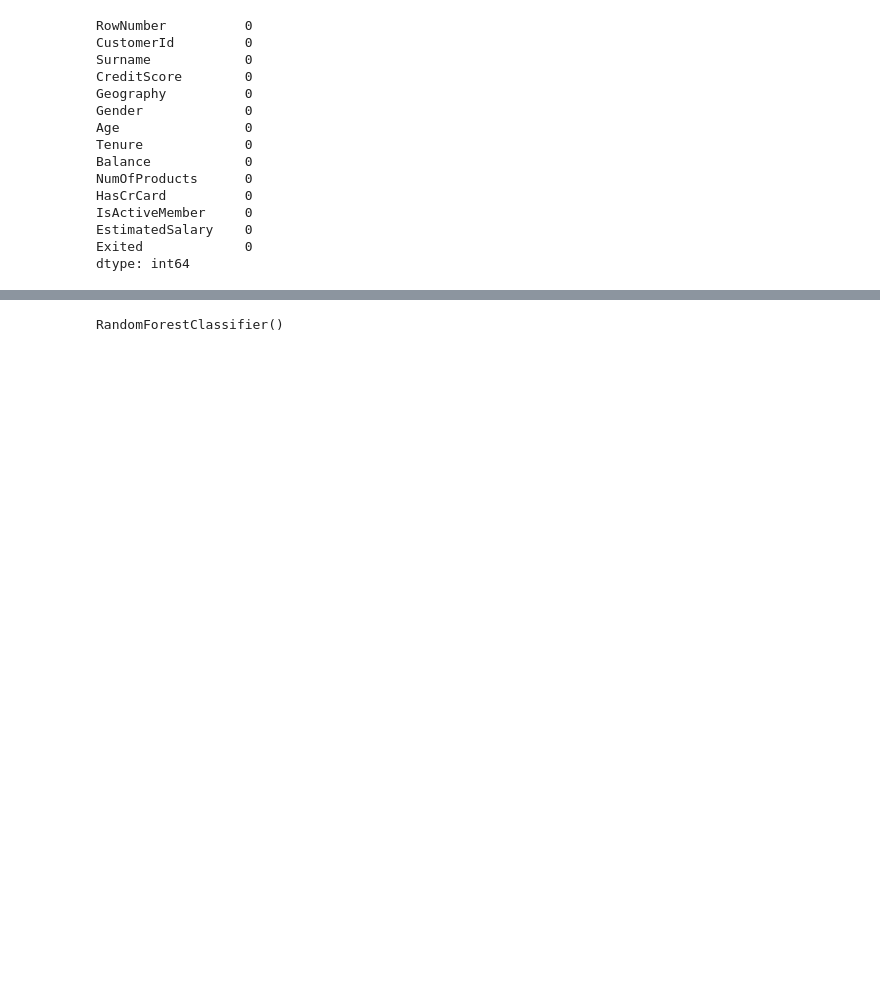
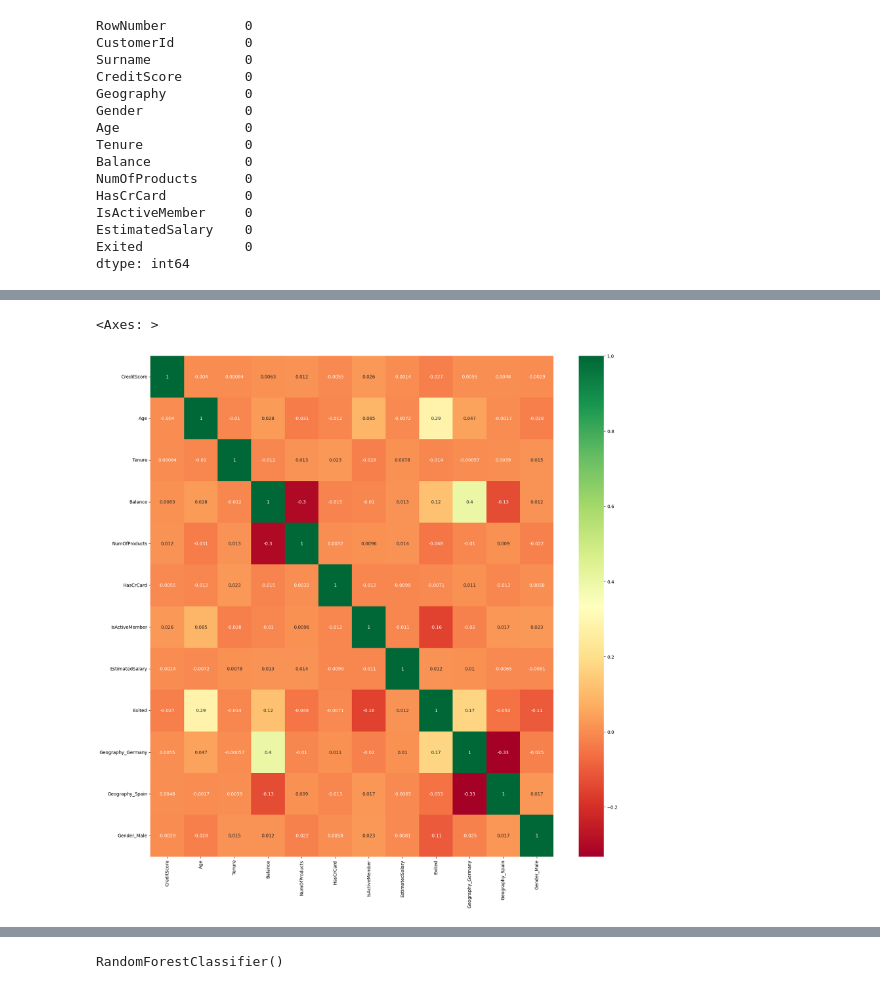
Before and after one commit to adiiityak/Bank-Growth-Rate-Prediction, a Jupyter notebook: test.ipynb, the cells around one changed output, grey strips where cells are left out. Saved outputs shown, nothing was run; the diff lists cells and outputs as text; code cells hidden in the pictures; blank space fills up the shorter version.

```diff
--- a/test.ipynb
+++ b/test.ipynb
@@ -82,3 +110,14 @@ final.head()
+# %%
+import matplotlib.pyplot as plt
+%matplotlib inline
+# Plotting The Correlations between all the features
+corrmat = final_dataset.corr()
+top_corr_features = corrmat.index
+plt.figure(figsize=(20,20))
+sns.heatmap(final_dataset[top_corr_features].corr(), annot=True, cmap='RdYlGn')
+# %% [output]
+<Axes: >
+[figure, added]
 # %%
 # Splitting the Dataset into Dependent and Independent Variables
 X = final_dataset.iloc[:, [0,1,2,3,4,5,6,7,9,10,11]]             #: means all rows
```
Also changed, not shown: parts of 6 cells of this notebook, 3 other files.
